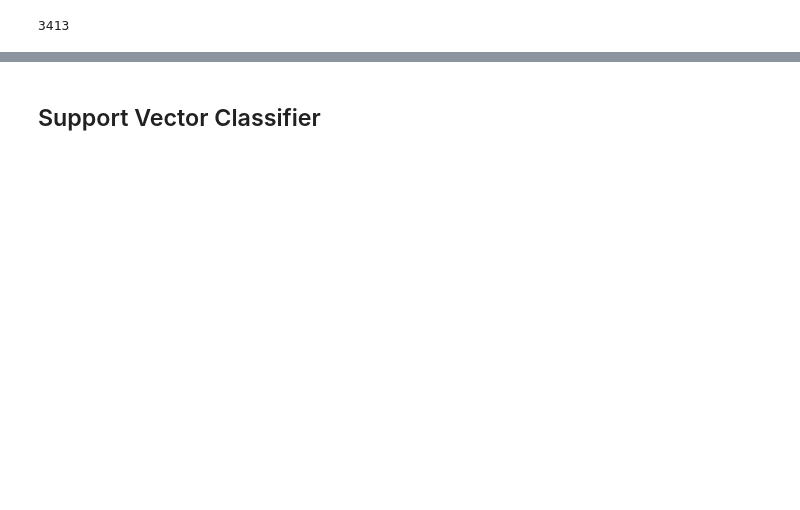
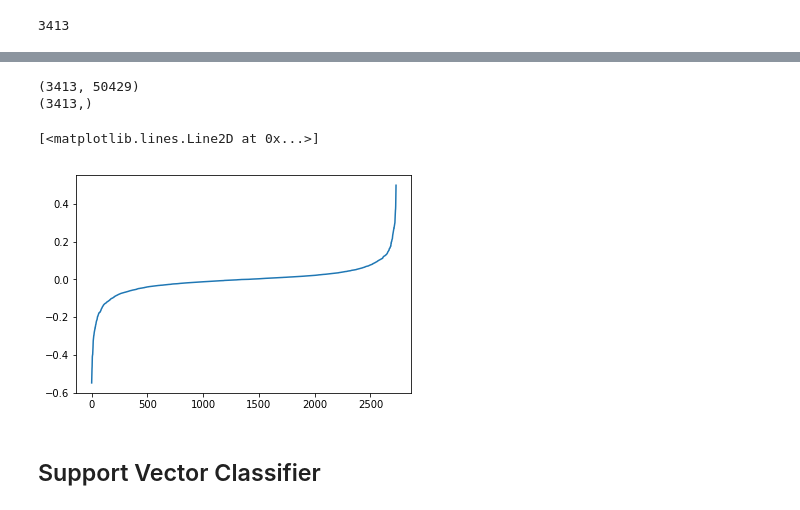
Before and after one commit to pgragg/business_logic_sec, a Jupyter notebook: train_sec_sls_env.ipynb, the cells around one changed output, grey strips where cells are left out. Drawn from its saved outputs; the diff is of its cells as text; code cells hidden in the pictures; blank space fills up the shorter version.

Commit message:
Update training.

```diff
--- a/train_sec_sls_env.ipynb
+++ b/train_sec_sls_env.ipynb
@@ -42,3 +46,13 @@ import keras.backend as K
 from sklearn.model_selection import train_test_split
 from keras.models import load_model
 from tqdm import *
+# %%
+import pickle as pickle
+x_name = 'X_3413_p015_min_df_p5_max_df_1_7_ngram.p'
+y_name = 'y_3413.p'
+# pickle.dump(X, open( x_name, "wb" ))
+# pickle.dump(y, open( y_name, "wb" ))
+X = pickle.load(open(x_name, 'rb'))
+y = pickle.load(open(y_name, 'rb'))
+print(X.shape)
+print(y.shape)
@@ -321,3 +317,16 @@ print(y.shape)
+# %%
+import pickle as pickle
+x_name = 'X_3413_p015_min_df_p5_max_df_1_7_ngram.p'
+y_name = 'y_3413.p'
+# pickle.dump(X, open( x_name, "wb" ))
+# pickle.dump(y, open( y_name, "wb" ))
+X = pickle.load(open(x_name, 'rb'))
+y = pickle.load(open(y_name, 'rb'))
+print(X.shape)
+print(y.shape)
+# %% [output]
+(3413, 50429)
+(3413,)
 # %%
 def get_weighted_return(prob_preds, threshold):
     total = 0
@@ -363,6 +372,14 @@ def get_unweighted_return(pred, threshold):
         print(f'{bets} bets, {total} return. {av_return} av return')
         print(good_is)
 # %%
+ys = []
+for val in y:
+    if val <= 0.5:
+        ys.append(val)
+    else:
+        ys.append(0)
+y = ys
+
 X_train, X_test, y_train_continuous, y_test_continuous = train_test_split(X, y, test_size=0.2)
 def bool_arr(arr, limit=0.5):
     y_bool = []
@@ -372,8 +389,16 @@ def bool_arr(arr, limit=0.5):
         else:
             y_bool.append(0)
     return np.array(y_bool)
-y_train = bool_arr(y_train_continuous, 0.01)
-y_test = bool_arr(y_test_continuous, 0.01)
+
+y_train = bool_arr(y_train_continuous, 0.00)
+y_test = bool_arr(y_test_continuous, 0.00)
+# %%
+v = y_train_continuous
+v.sort()
+plt.plot(v)
+# %% [output]
+[<matplotlib.lines.Line2D at 0x...>]
+[figure, added]
 # %% [markdown]
 ## Support Vector Classifier
 # %%
```
Also changed, not shown: parts of 30 cells of this notebook.
